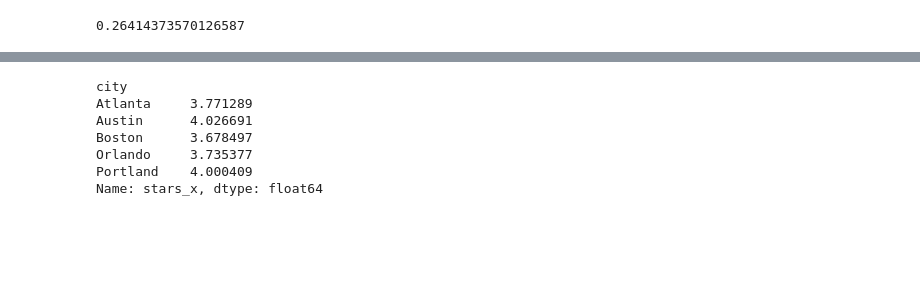
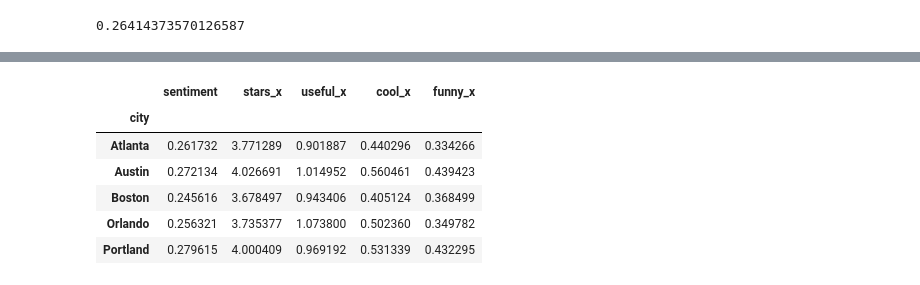
Before and after one commit to sarkaja/NLP, a Jupyter notebook: finalwork.ipynb, the cells around one changed output, grey strips where cells are left out. Saved outputs shown, nothing was run; the diff lists cells and outputs as text; code cells hidden in the pictures; blank space fills up the shorter version.

```diff
--- a/finalwork.ipynb
+++ b/finalwork.ipynb
@@ -94,3 +93,12 @@ Name: sentiment, dtype: float64
 mean(dsent['sentiment'])
 # %% [output]
 0.26414373570126587
+# %%
+#Nastavení hranic pro hodnocení positivity/neutrality/negativity recenze
+condition = [(dsent['sentiment'] <= -0.25),
+            (dsent['sentiment'] > -0.25) & (dsent['sentiment'] < 0.25),
+            (dsent['sentiment'] >= 0.25)]
+
+values = ['Negative', 'Neutral', 'Positive']
+
+dsent['Classification'] = np.select(condition, values)
@@ -97,12 +142,12 @@ mean(dsent['sentiment'])
 # %%
-#Jednotlivé průměry počtu hvězd měst - pořadí se celkem shoduje se sentimentem
-meanh = dsent.groupby('city')['stars_x'].mean()
+#Jednotlivé průměry hodnot měst - pořadí se celkem shoduje se sentimentem
+meanh = dsent.groupby('city')['sentiment','stars_x','useful_x','cool_x','funny_x'].mean()
 meanh
 # %% [output]
-city
-Atlanta     3.771289
-Austin      4.026691
-Boston      3.678497
-Orlando     3.735377
-Portland    4.000409
-Name: stars_x, dtype: float64
+|  | sentiment | stars_x | useful_x | cool_x | funny_x |
+| city |  |  |  |  |  |
+| Atlanta | 0.261732 | 3.771289 | 0.901887 | 0.440296 | 0.334266 |
+| Austin | 0.272134 | 4.026691 | 1.014952 | 0.560461 | 0.439423 |
+| Boston | 0.245616 | 3.678497 | 0.943406 | 0.405124 | 0.368499 |
+| Orlando | 0.256321 | 3.735377 | 1.073800 | 0.502360 | 0.349782 |
+| Portland | 0.279615 | 4.000409 | 0.969192 | 0.531339 | 0.432295 |
```
Also changed, not shown: parts of 5 cells of this notebook.
